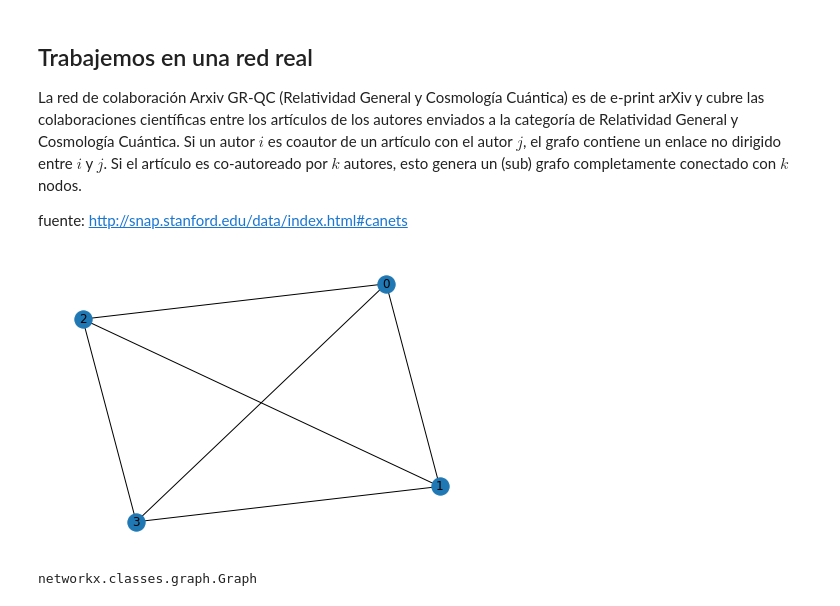
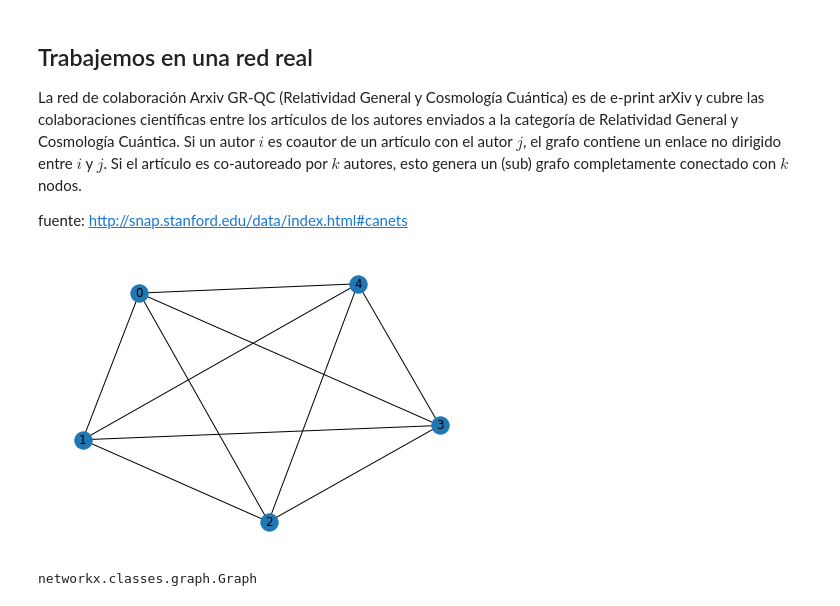
Before and after one commit to fabianigual/ciencia-de-redes, a Jupyter notebook: taller-redes-2/Taller redes 2 y Tarea 2.ipynb, the cells around one changed output. Cells and saved outputs as stored; diff of their text form; code cells hidden in the pictures.

```diff
--- a/taller-redes-2/Taller redes 2 y Tarea 2.ipynb
+++ b/taller-redes-2/Taller redes 2 y Tarea 2.ipynb
@@ -461,9 +457,9 @@ La red de colaboración Arxiv GR-QC (Relatividad General y Cosmología Cuántica
 fuente: http://snap.stanford.edu/data/index.html#canets
 # %%
 # Si seis autores escribieron un artículo juntos, tendrán un grafo completo
-nx.draw(nx.complete_graph(4),with_labels=True)
+nx.draw(nx.complete_graph(5),with_labels=True)
 # %% [output]
-[figure, old version]
+[figure, new version]
 # %%
 # crear un grafo de autor a partir del conjunto de datos
 import csv
```
Also changed, not shown: parts of 48 cells of this notebook, 3 other files.
